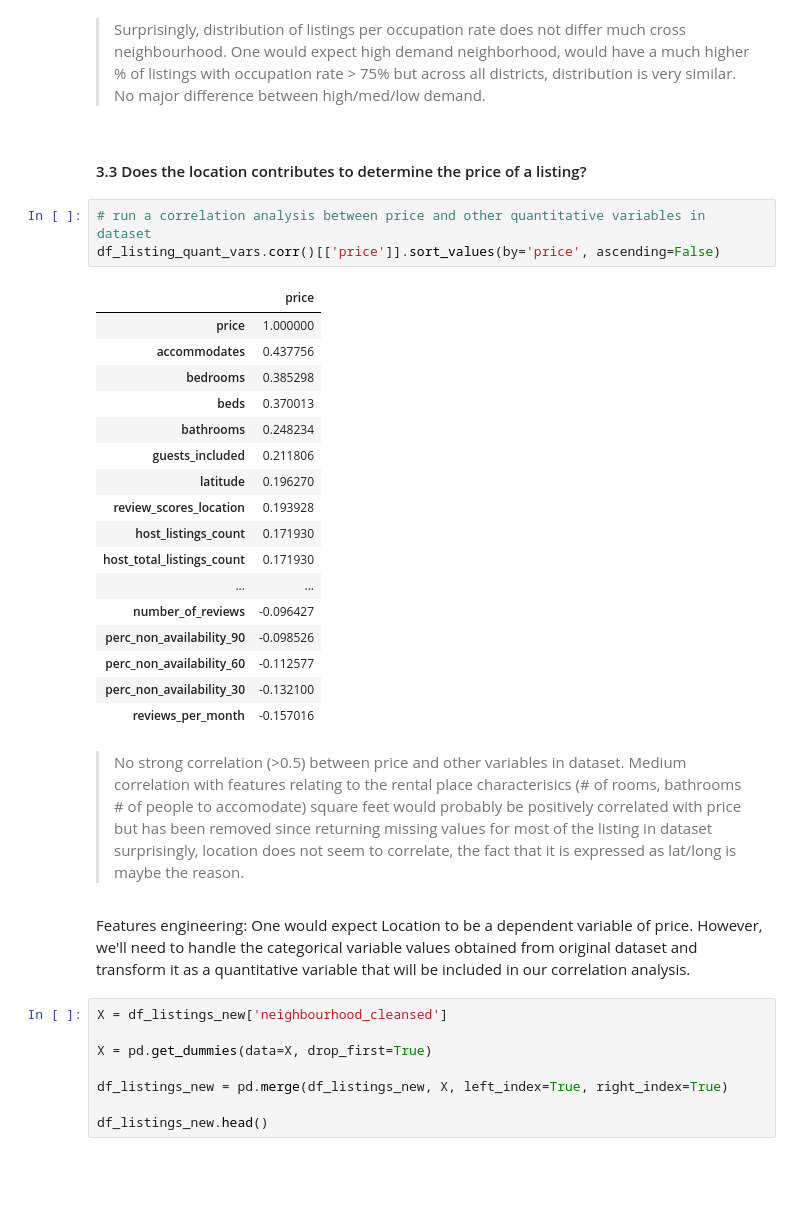
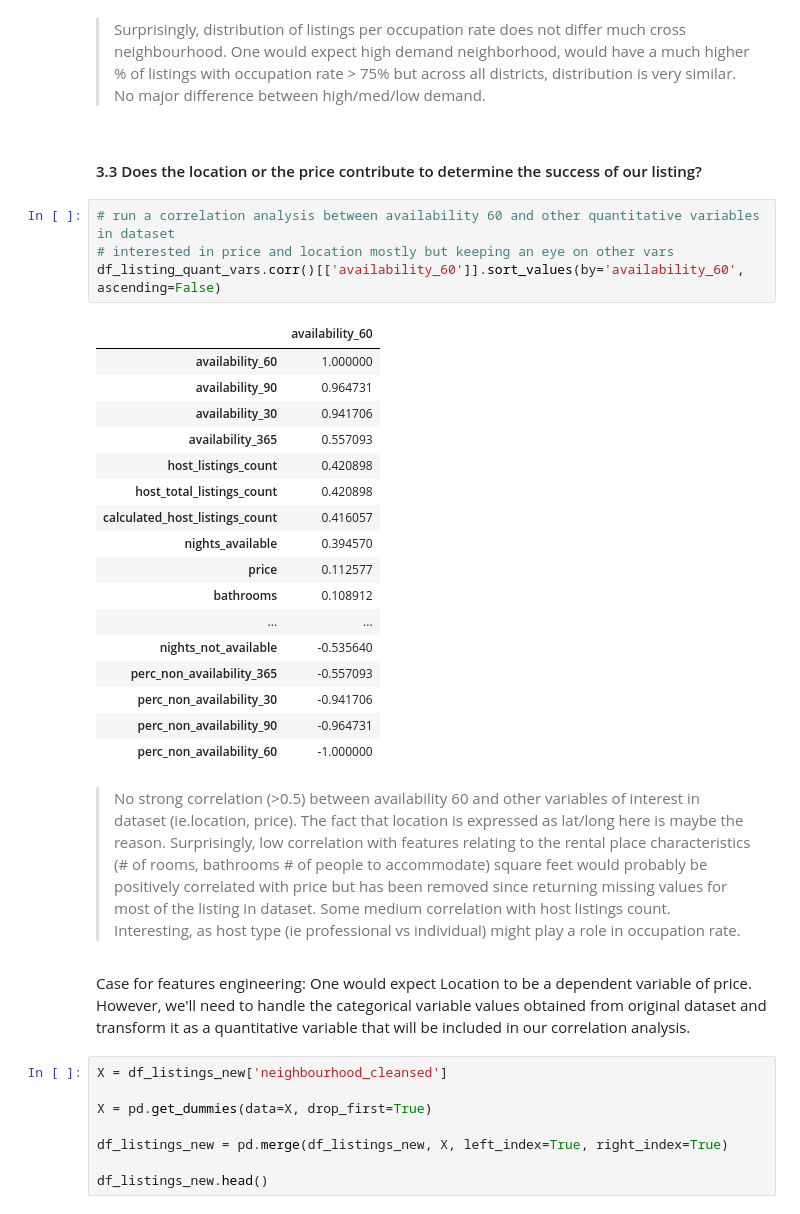
Before and after one commit to sammeister/nanodegree-projects, a Jupyter notebook: exploration/EDA-listings_airbnb.ipynb, the cells around one changed output. Drawn from its saved outputs; the diff is of its cells as text; blank space fills up the shorter version.

```diff
--- a/exploration/EDA-listings_airbnb.ipynb
+++ b/exploration/EDA-listings_airbnb.ipynb
@@ -215,35 +222,36 @@ pd.pivot_table(
 One would expect high demand neighborhood, would have a much higher % of listings with occupation rate > 75% but across all districts, distribution is very similar.
 No major difference between high/med/low demand.
 # %% [markdown]
-#### 3.3 Does the location contributes to determine the price of a listing?
+#### 3.3 Does the location or the price contribute to determine the success of our listing?
 # %%
-# run a correlation analysis between price and other quantitative variables in dataset
-df_listing_quant_vars.corr()[['price']].sort_values(by='price', ascending=False)
+# run a correlation analysis between availability 60 and other quantitative variables in dataset
+# interested in price and location mostly but keeping an eye on other vars
+df_listing_quant_vars.corr()[['availability_60']].sort_values(by='availability_60', ascending=False)
 # %% [output]
-|  | price |
-| price | 1.000000 |
-| accommodates | 0.437756 |
-| bedrooms | 0.385298 |
-| beds | 0.370013 |
-| bathrooms | 0.248234 |
-| guests_included | 0.211806 |
-| latitude | 0.196270 |
-| review_scores_location | 0.193928 |
-| host_listings_count | 0.171930 |
-| host_total_listings_count | 0.171930 |
+|  | availability_60 |
+| availability_60 | 1.000000 |
+| availability_90 | 0.964731 |
+| availability_30 | 0.941706 |
+| availability_365 | 0.557093 |
+| host_listings_count | 0.420898 |
+| host_total_listings_count | 0.420898 |
+| calculated_host_listings_count | 0.416057 |
+| nights_available | 0.394570 |
+| price | 0.112577 |
+| bathrooms | 0.108912 |
 | ... | ... |
-| number_of_reviews | -0.096427 |
-| perc_non_availability_90 | -0.098526 |
-| perc_non_availability_60 | -0.112577 |
-| perc_non_availability_30 | -0.132100 |
-| reviews_per_month | -0.157016 |
+| nights_not_available | -0.535640 |
+| perc_non_availability_365 | -0.557093 |
+| perc_non_availability_30 | -0.941706 |
+| perc_non_availability_90 | -0.964731 |
+| perc_non_availability_60 | -1.000000 |
 # %% [markdown]
->No strong correlation (>0.5) between price and other variables in dataset.
-Medium correlation with features relating to the rental place characterisics (# of rooms, bathrooms # of people to accomodate)
-square feet would probably be positively correlated with price but has been removed since returning missing values for most of the listing in dataset
-surprisingly, location does not seem to correlate, the fact that it is expressed as lat/long is maybe the reason.
+>No strong correlation (>0.5) between availability 60 and other variables of interest in dataset (ie.location, price). The fact that location is expressed as lat/long here is maybe the reason.
+Surprisingly, low correlation with features relating to the rental place characteristics (# of rooms, bathrooms # of people to accommodate)
+square feet would probably be positively correlated with price but has been removed since returning missing values for most of the listing in dataset.
+> Some medium correlation with host listings count. Interesting, as host type (ie professional vs individual) might play a role in occupation rate.
 # %% [markdown]
-Features engineering:
+Case for features engineering:
 One would expect Location to be a dependent variable of price. However, we'll need to handle the categorical variable values obtained from original dataset and transform it as a quantitative variable that will be included in our correlation analysis.
 # %%
 X = df_listings_new['neighbourhood_cleansed']
```
Also changed, not shown: parts of 12 cells of this notebook, 1 other file.
